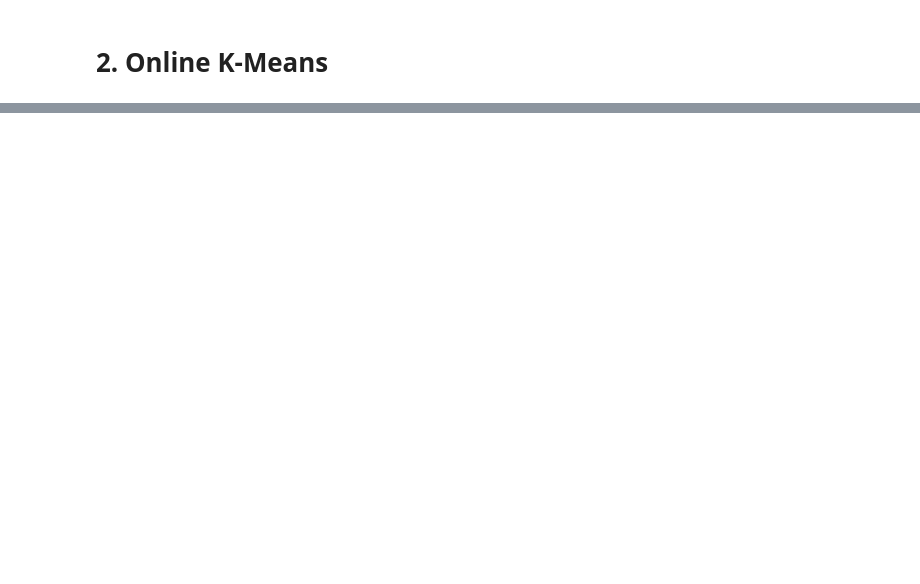
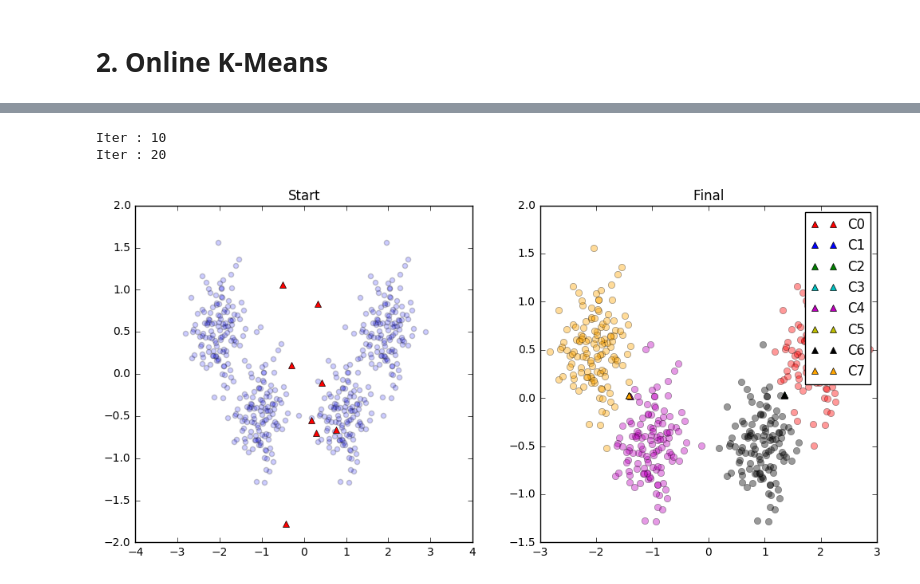
Before and after one commit to p16i/course-machine-intelligence-2, a Jupyter notebook: w9-kmeans/k-means.ipynb, the cells around one changed output, grey strips where cells are left out. Saved outputs shown, nothing was run; the diff lists cells and outputs as text; code cells hidden in the pictures; blank space fills up the shorter version.

```diff
--- a/w9-kmeans/k-means.ipynb
+++ b/w9-kmeans/k-means.ipynb
@@ -181,0 +182,78 @@ online_kmean(k=4)
+# %%
+means = np.mean(CLUSTER_DATA, axis=0)
+start_centroids = np.random.multivariate_normal(means, np.eye(2),8)
+# %%
+def plot_start(k):
+    plt.plot(start_centroids[:k,0], start_centroids[:k,1], 'r^')
+    plt.scatter(CLUSTER_DATA[:,0], CLUSTER_DATA[:,1], alpha=0.2)
+    plt.title('Start')
+
+def plot_points_cluster_color(centroids, mq):
+
+    for i in range(centroids.shape[0]):
+        plt.plot(centroids[i,0], centroids[i,1], '^', color=COLORS[i], label="C%d"%i)
+    for p in range(CLUSTER_DATA.shape[0]):
+        cluster_idx = np.argmax(mq[p,:])
+        point = CLUSTER_DATA[p,:]
+        plt.plot(point[0], point[1], 'o', color=COLORS[cluster_idx], alpha=0.4 )
+    plt.legend()
+# %%
+def soft_kmeans(k=8, beta=0.8, tau=1, gamma=0.01, show_plot = False):
+    centroids = start_centroids[:k,:]
+
+    converged = False
+    iteration = 1
+
+    if show_plot:
+        count = 1
+        plt.figure(figsize=(12,12))
+        plt.subplot(2,2,count)
+        plot_start(k)
+
+        count += 1
+
+    mq = np.zeros((CLUSTER_DATA.shape[0], k))
+
+    while not converged:
+        for i in range(CLUSTER_DATA.shape[0]):
+            delta =  centroids - CLUSTER_DATA[i,:]
+            dtc   = np.power( np.linalg.norm(delta, axis=1), 2 )
+
+            mq[i,:] = np.exp( -beta*0.5*dtc )
+            mq[i,:] /= np.sum(mq[i,:])
+
+        mq = mq / np.sum(mq, axis=0)
+
+
+        new_centroids = np.dot(mq.T, CLUSTER_DATA)
+
+        beta = tau*beta
+        diff = np.linalg.norm(new_centroids-centroids, axis=1)
+        if np.all(diff < gamma):
+            break
+        centroids = new_centroids
+        if show_plot:
+            print('Iter : %d' % iteration) if iteration % 10 == 0 else None
+        iteration += 1
+
+    if show_plot:
+        plt.subplot(2,2,count)
+
+        plot_points_cluster_color(centroids, mq)
+#         for i in range(k):
+#             plt.plot(centroids[i,0], centroids[i,1], '^', color=COLORS[i], label="C%d"%i)
+
+#         for p in range(CLUSTER_DATA.shape[0]):
+#             cluster_idx = np.argmax(mq[i,:])
+#             point = CLUSTER_DATA[p,:]
+#             plt.plot(point[0], point[1], 'o', color=COLORS[cluster_idx], alpha=0.4 )
+
+        plt.title('Final')
+        plt.legend()
+        count += 1
+    return centroids, mq
+_ = soft_kmeans(k=8, show_plot=True)
+# %% [output]
+Iter : 10
+Iter : 20
+[figure, added]
```
Also changed, not shown: parts of 14 cells of this notebook.
